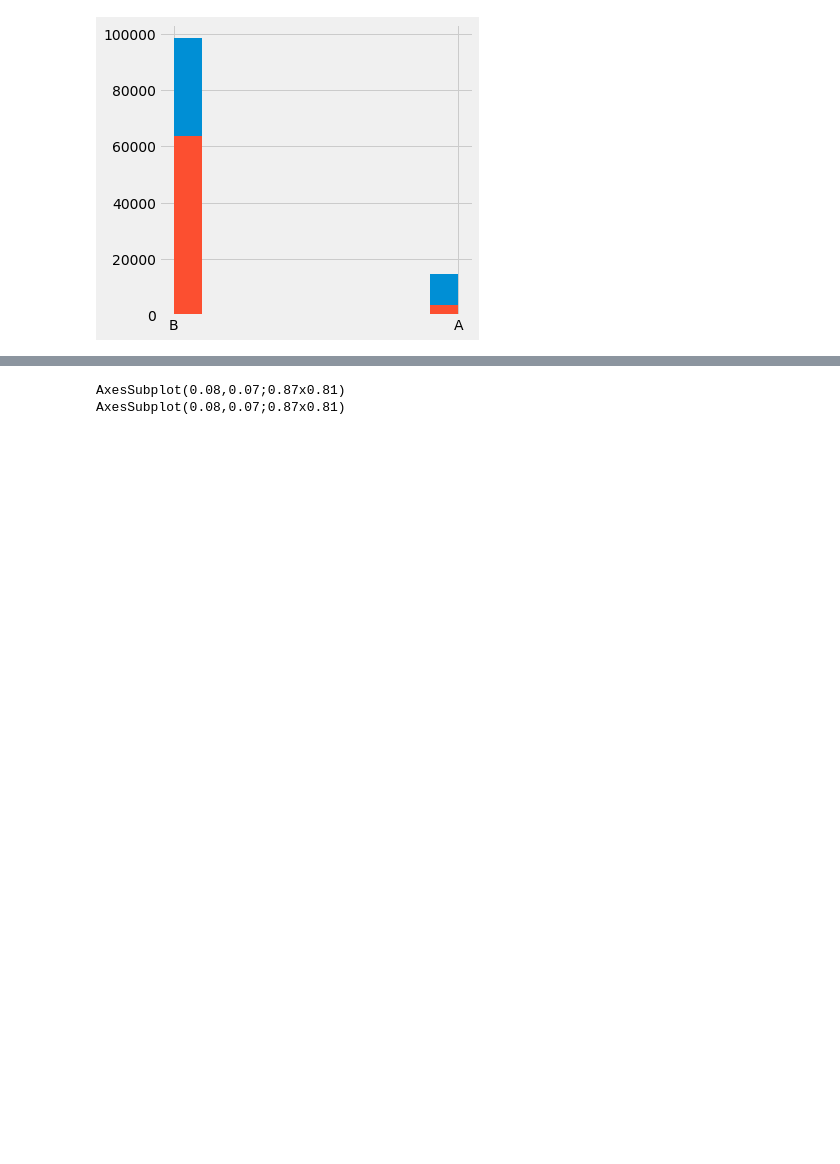
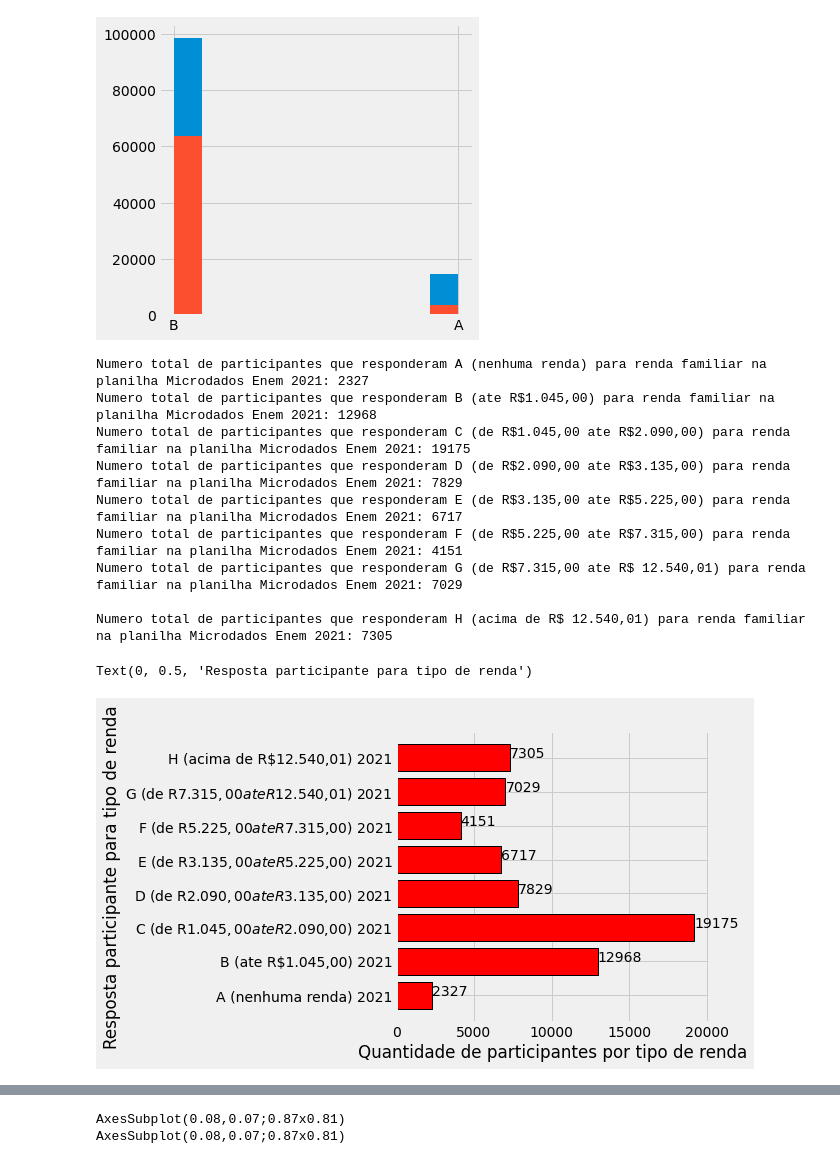
Before and after one commit to kingofrats04/Projeto_IA_DadosEnem, a Jupyter notebook: Graficos_IA.ipynb, the cells around one changed output, grey strips where cells are left out. Cells and saved outputs as stored; diff of their text form; code cells hidden in the pictures; blank space fills up the shorter version.

```diff
--- a/Graficos_IA.ipynb
+++ b/Graficos_IA.ipynb
@@ -587,6 +587,70 @@ print(planilha2021.Q025.hist())
 AxesSubplot(0.08,0.07;0.87x0.81)
 AxesSubplot(0.08,0.07;0.87x0.81)
 [figure]
+# %%
+#---------------------------------- Grafico 11 - tipo de renda mensal familiar 2021 ----------------------------------
+
+#display(planilha2021.loc[(planilha2021['Q006']=='A')])
+#display(planilha2021.loc[(planilha2021['Q006']=='B')])
+#display(planilha2021.loc[(planilha2021['Q006']=='C')])
+#display(planilha2021.loc[(planilha2021['Q006']=='D')])
+#display(planilha2021.loc[(planilha2021['Q006']=='E')])
+#display(planilha2021.loc[(planilha2021['Q006']=='F')])
+#display(planilha2021.loc[(planilha2021['Q006']=='G')])
+#display(planilha2021.loc[(planilha2021['Q006']=='H')])
+#display(planilha2021.loc[(planilha2021['Q006']=='I')])
+#display(planilha2021.loc[(planilha2021['Q006']=='J')])
+#display(planilha2021.loc[(planilha2021['Q006']=='K')])
+#display(planilha2021.loc[(planilha2021['Q006']=='L')])
+#display(planilha2021.loc[(planilha2021['Q006']=='M')])
+#display(planilha2021.loc[(planilha2021['Q006']=='N')])
+#display(planilha2021.loc[(planilha2021['Q006']=='O')])
+#display(planilha2021.loc[(planilha2021['Q006']=='P')])
+#display(planilha2021.loc[(planilha2021['Q006']=='Q')])
+
+print('Numero total de participantes que responderam A (nenhuma renda) para renda familiar na planilha Microdados Enem 2021: 2327')
+print('Numero total de participantes que responderam B (ate R$1.045,00) para renda familiar na planilha Microdados Enem 2021: 12968')
+print('Numero total de participantes que responderam C (de R$1.045,00 ate R$2.090,00) para renda familiar na planilha Microdados Enem 2021: 19175')
+print('Numero total de participantes que responderam D (de R$2.090,00 ate R$3.135,00) para renda familiar na planilha Microdados Enem 2021: 7829')
+print('Numero total de participantes que responderam E (de R$3.135,00 ate R$5.225,00) para renda familiar na planilha Microdados Enem 2021: 6717')
+print('Numero total de participantes que responderam F (de R$5.225,00 ate R$7.315,00) para renda familiar na planilha Microdados Enem 2021: 4151')
+print('Numero total de participantes que responderam G (de R$7.315,00 ate R$ 12.540,01) para renda familiar na planilha Microdados Enem 2021: 7029\n')
+print('Numero total de participantes que responderam H (acima de R$ 12.540,01) para renda familiar na planilha Microdados Enem 2021: 7305\n')
+
+Q006_A_2021 = 2327
+Q006_B_2021 = 12968
+Q006_C_2021 = 19175
+Q006_D_2021 = 7829
+Q006_E_2021 = 6717
+Q006_F_2021 = 4151
+Q006_G_2021 = 7029
+Q006_H_2021 = 7305
+
+# Printando grafico de barras horizontal
+x = ['A (nenhuma renda) 2021', 'B (ate R$1.045,00) 2021', 'C (de R$1.045,00 ate R$2.090,00) 2021', 'D (de R$2.090,00 ate R$3.135,00) 2021', 'E (de R$3.135,00 ate R$5.225,00) 2021', 'F (de R$5.225,00 ate R$7.315,00) 2021', 'G (de R$7.315,00 ate R$12.540,01) 2021', 'H (acima de R$12.540,01) 2021']
+y = [2327, 12968, 19175, 7829, 6717, 4151, 7029, 7305]
+total_Q006_2021 = Q006_A_2021, Q006_B_2021, Q006_C_2021, Q006_D_2021, Q006_E_2021, Q006_F_2021, Q006_G_2021, Q006_H_2021
+
+plt.style.use('fivethirtyeight')
+
+for index, value in enumerate(y):
+  plt.text(value, index,str(value))
+
+plt.barh(x, total_Q006_2021, align='center', color=['red'], edgecolor='black', linewidth="1")
+plt.xlabel("Quantidade de participantes por tipo de renda")
+plt.ylabel("Resposta participante para tipo de renda")
+# %% [output]
+Numero total de participantes que responderam A (nenhuma renda) para renda familiar na planilha Microdados Enem 2021: 2327
+Numero total de participantes que responderam B (ate R$1.045,00) para renda familiar na planilha Microdados Enem 2021: 12968
+Numero total de participantes que responderam C (de R$1.045,00 ate R$2.090,00) para renda familiar na planilha Microdados Enem 2021: 19175
+Numero total de participantes que responderam D (de R$2.090,00 ate R$3.135,00) para renda familiar na planilha Microdados Enem 2021: 7829
+Numero total de participantes que responderam E (de R$3.135,00 ate R$5.225,00) para renda familiar na planilha Microdados Enem 2021: 6717
+Numero total de participantes que responderam F (de R$5.225,00 ate R$7.315,00) para renda familiar na planilha Microdados Enem 2021: 4151
+Numero total de participantes que responderam G (de R$7.315,00 ate R$ 12.540,01) para renda familiar na planilha Microdados Enem 2021: 7029
+
+Numero total de participantes que responderam H (acima de R$ 12.540,01) para renda familiar na planilha Microdados Enem 2021: 7305
+Text(0, 0.5, 'Resposta participante para tipo de renda')
+[figure, added]
 # %%
 #---------------------------------- Grafico 11 - tipo de renda mensal familiar 2020 ----------------------------------
 
```
Also changed, not shown: parts of 1 cell of this notebook.
